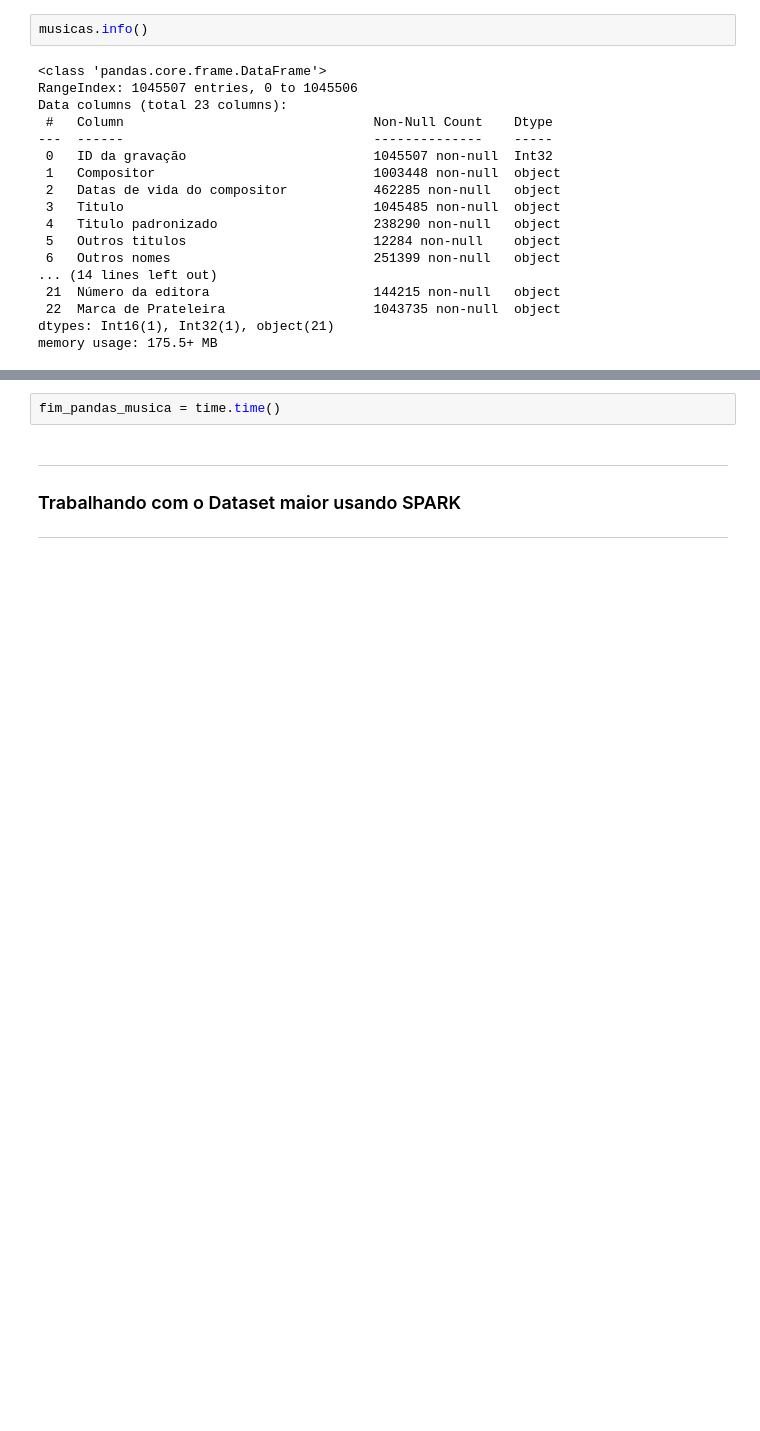
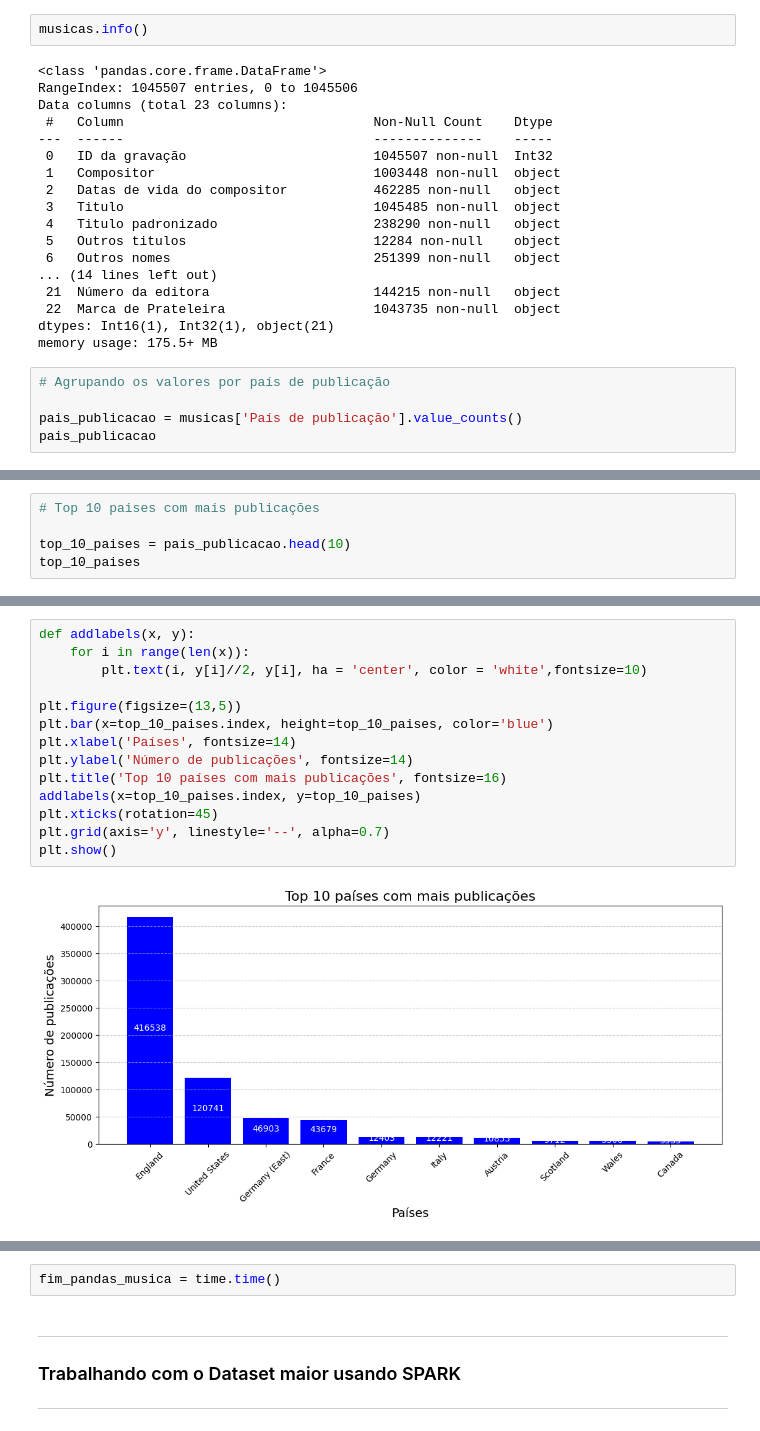
Before and after one commit to GuilhermeKotchergenko/santandercoders_bigdata1_project, a Jupyter notebook: Trabalho pandas X spark .ipynb, the cells around one changed output, grey strips where cells are left out. Drawn from its saved outputs; the diff is of its cells as text; blank space fills up the shorter version.

```diff
--- a/Trabalho pandas X spark .ipynb
+++ b/Trabalho pandas X spark .ipynb
@@ -525,3 +638,8 @@ Data columns (total 23 columns):
  22  Marca de Prateleira                   1043735 non-null  object
 dtypes: Int16(1), Int32(1), object(21)
 memory usage: 175.5+ MB
+# %%
+# Agrupando os valores por país de publicação
+
+pais_publicacao = musicas['País de publicação'].value_counts()
+pais_publicacao
@@ -527,0 +659,5 @@ memory usage: 175.5+ MB
+# %%
+# Top 10 paises com mais publicações
+
+top_10_paises = pais_publicacao.head(10)
+top_10_paises
@@ -527,0 +676,16 @@ memory usage: 175.5+ MB
+# %%
+def addlabels(x, y):
+    for i in range(len(x)):
+        plt.text(i, y[i]//2, y[i], ha = 'center', color = 'white',fontsize=10)
+
+plt.figure(figsize=(13,5))
+plt.bar(x=top_10_paises.index, height=top_10_paises, color='blue')
+plt.xlabel('Países', fontsize=14)
+plt.ylabel('Número de publicações', fontsize=14)
+plt.title('Top 10 países com mais publicações', fontsize=16)
+addlabels(x=top_10_paises.index, y=top_10_paises)
+plt.xticks(rotation=45)
+plt.grid(axis='y', linestyle='--', alpha=0.7)
+plt.show()
+# %% [output]
+[figure, added]
```
Also changed, not shown: parts of 22 cells of this notebook.
